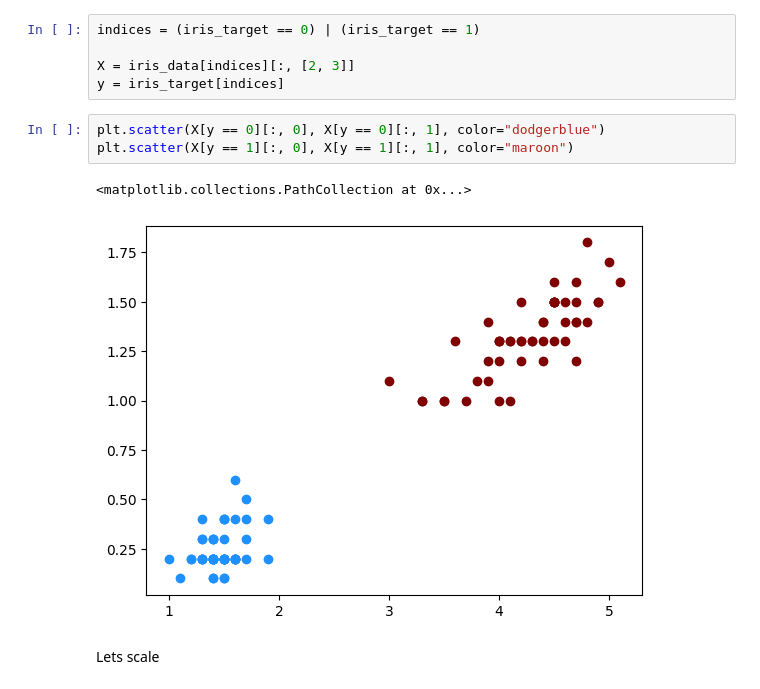
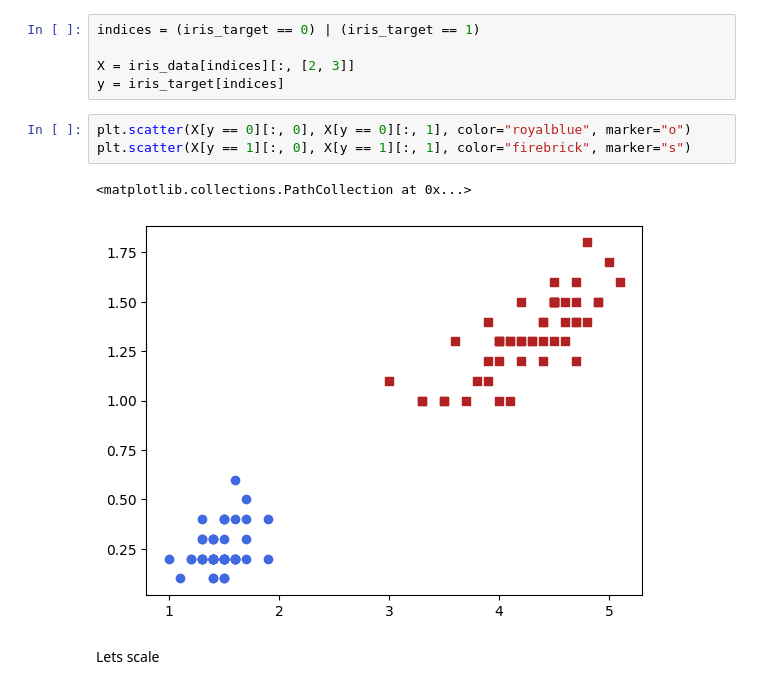
Before and after one commit to adarsha-7/machine-learning, a Jupyter notebook: chapter_5/chapter_exercise/9/main.ipynb, the cells around one changed output. Cells and saved outputs as stored; diff of their text form.

```diff
--- a/chapter_5/chapter_exercise/9/main.ipynb
+++ b/chapter_5/chapter_exercise/9/main.ipynb
@@ -37,11 +26,11 @@ indices = (iris_target == 0) | (iris_target == 1)
 X = iris_data[indices][:, [2, 3]]
 y = iris_target[indices]
 # %%
-plt.scatter(X[y == 0][:, 0], X[y == 0][:, 1], color="dodgerblue")
-plt.scatter(X[y == 1][:, 0], X[y == 1][:, 1], color="maroon")
+plt.scatter(X[y == 0][:, 0], X[y == 0][:, 1], color="royalblue", marker="o")
+plt.scatter(X[y == 1][:, 0], X[y == 1][:, 1], color="firebrick", marker="s")
 # %% [output]
 <matplotlib.collections.PathCollection at 0x...>
-[figure, old version]
+[figure, new version]
 # %% [markdown]
 Lets scale
 # %%
```
Also changed, not shown: parts of 4 cells of this notebook.
